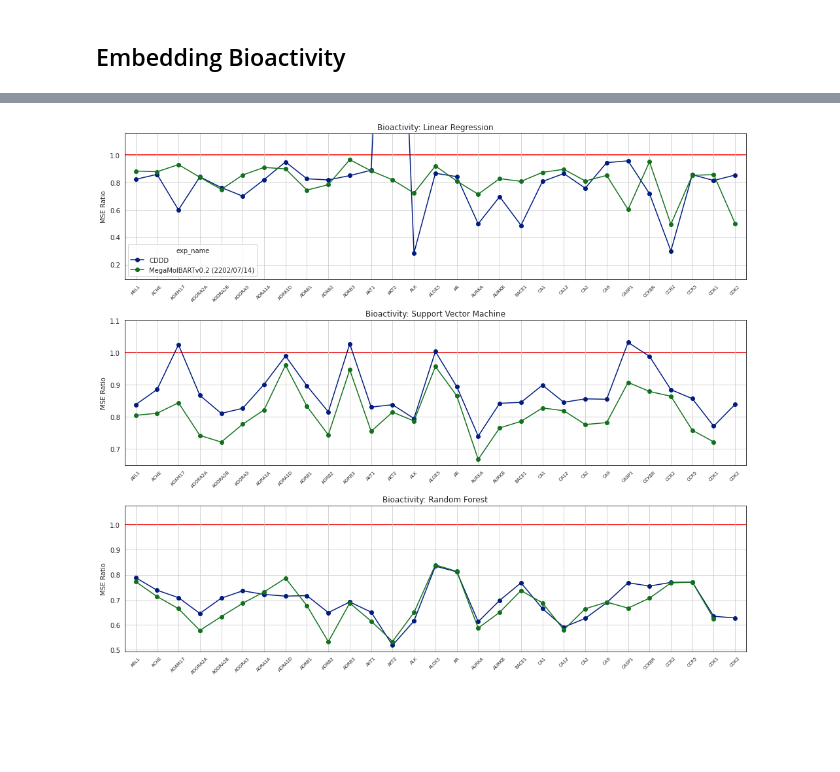
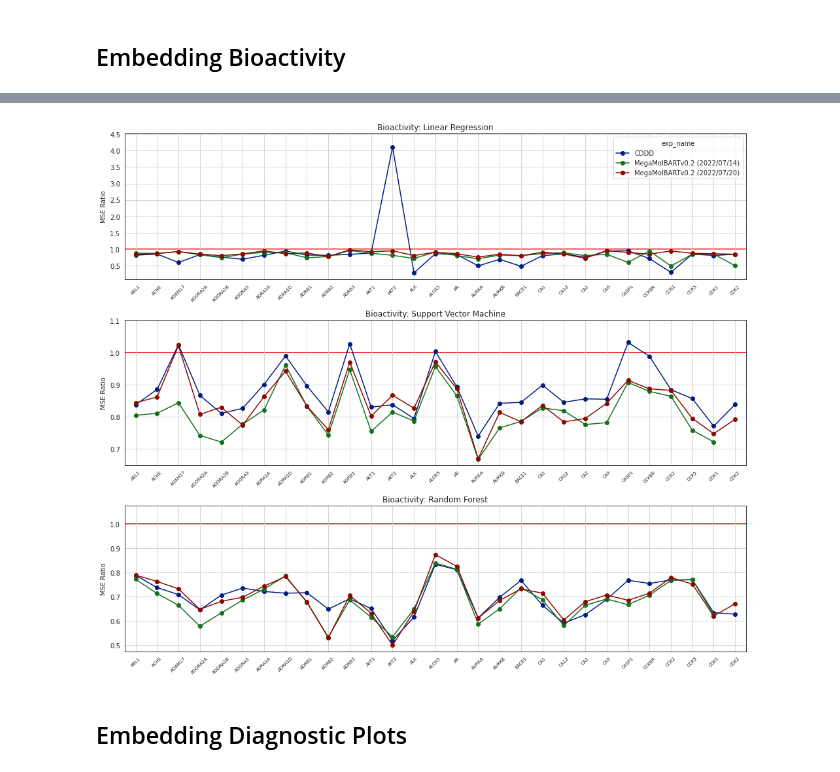
Before and after one commit to NVIDIA/cheminformatics, a Jupyter notebook: benchmark/notebooks/plot_benchmark.ipynb, the cells around one changed output, grey strips where cells are left out. Drawn from its saved outputs; the diff is of its cells as text; code cells hidden in the pictures; blank space fills up the shorter version.

```diff
--- a/benchmark/notebooks/plot_benchmark.ipynb
+++ b/benchmark/notebooks/plot_benchmark.ipynb
@@ -35,9 +35,10 @@ base_nemo110_path = os.path.join(base_metric_path, 'benchmark_data_rajesh')
 # metric_labels = ['CDDD', 'NeMo1.2', 'NeMo1.10_Random', 'NeMo1.10_EA2', 'NeMo1.10_20220713', 'NeMo1.10_20220714', 'NeMo1.10_20220720']
 
 metric_paths = [os.path.join(base_metric_path, 'CDDD'),
-                os.path.join(base_nemo110_path, 'nemo_20220714')]
+                os.path.join(base_nemo110_path, 'nemo_20220714'),
+                os.path.join(base_nemo110_path, 'nemo_20220720')]
 
-metric_labels = ['CDDD', 'MegaMolBARTv0.2 (2202/07/14)']
+metric_labels = ['CDDD', 'MegaMolBARTv0.2 (2022/07/14)', 'MegaMolBARTv0.2 (2022/07/20)']
 
 
 acceptance_criteria = {'validity': 0.98, 'novelty': 0.50}
@@ -53,21 +54,28 @@ if save_plots:
 # %%
 def load_files(metric_paths: List[str],
                metric_labels: Optional[List[str]] = None,
-               parse_timestamps: bool = False):
+               parse_timestamps: bool = False,
+               file_type: str = 'csv'):
     """Load aggregated metric results from CSV files"""
 
     metric_labels = metric_labels if metric_labels else [None] * len(metric_paths)
     assert len(metric_labels) == len(metric_paths)
     custom_date_parser = lambda x: datetime.strptime(x, "%Y%m%d_%H%M%S")
 
+    file_type = file_type.lower()
+    assert file_type in ['csv', 'pkl'], AssertionError(f'File type must be one of "csv" or "pkl", got {file_type}.')
+
     combined_metric_df = []
     for metric_path, metric_label in zip(metric_paths, metric_labels):
-        file_list = glob.glob(os.path.join(metric_path, '**', '*.csv'), recursive=True)
+        file_list = glob.glob(os.path.join(metric_path, '**', f'*.{file_type}'), recursive=True)
 
         metric_df = []
         for file in file_list:
-            kwargs = {'parse_dates':['timestamp'], 'date_parser':custom_date_parser} if parse_timestamps else {}
-            df = pd.read_csv(file, **kwargs)
+            if file_type == 'csv':
+                kwargs = {'parse_dates':['timestamp'], 'date_parser':custom_date_parser} if parse_timestamps else {}
+                df = pd.read_csv(file, **kwargs)
+            else:
+                df = pd.read_pickle(file)
 
             exp_name = file.split('-')[-2] if not metric_label else metric_label
             df['exp_name'] = exp_name
@@ -81,8 +89,6 @@ def load_files(metric_paths: List[str],
 
         # Cleanup names -- need to regularize with team
         metric_df['name'] = metric_df['name'].str.replace('modelability-', '')
-        physchem_mask = metric_df['name'].str.contains('physchem')
-        metric_df.loc[physchem_mask, 'name'] = 'physchem'
 
         combined_metric_df.append(metric_df)
 
@@ -407,15 +434,16 @@ def make_multimodel_bioactivity_plots(df: pd.DataFrame,
                                        save_plots: bool = False,
                                        max_plot_ratio: float = 5.0,
                                        plot_type: str = 'line',
+                                       plots_per_row: int = 1,
                                        limit_genes: Optional[Union[str, int]] = None,
                                        reports_dir: Optional[str] = None):
 
-    # Get selected data
+    # Other config -- TODO consider making configurable
     kpis = ['bioactivity']
     models = ['linear_regression', 'support_vector_machine', 'random_forest']
     kpi_field = 'name'
     model_field = 'model'
-    comparison_field = 'exp_name' # radius
+    comparison_field = 'exp_name'
     value_field = 'value'
     property_field = 'gene'
 
@@ -436,8 +464,8 @@ def make_multimodel_bioactivity_plots(df: pd.DataFrame,
 
     # Setup plots
     set_plotting_style(show_grid=True)
-    num_plots = 3
-    plots_per_row = 1
+    num_plots = len(models)
+
     fig, axes_list = setup_plots(num_plots, plots_per_row, xscale=14)
 
     for i, (model_, plot_df) in enumerate(df.groupby(model_field, sort=False)):
@@ -487,5 +515,5 @@ def make_multimodel_bioactivity_plots(df: pd.DataFrame,
 
 
 df = load_files(metric_paths=metric_paths, metric_labels=metric_labels, parse_timestamps=False)
-plot_df = make_multimodel_bioactivity_plots(df=df, limit_genes='CDK2', save_plots=save_plots, reports_dir=reports_dir, max_plot_ratio=1.1)
+plot_df = make_multimodel_bioactivity_plots(df=df, limit_genes='CDK2', save_plots=save_plots, reports_dir=reports_dir, max_plot_ratio=5.0)
 # %% [output]
@@ -507,2 +538,4 @@ plot_df = make_multimodel_bioactivity_plots(df=df, limit_genes='CDK2', save_plot
     Name: value, dtype: float64
-[figure, old version]
+[figure, new version]
+# %% [markdown]
+## Embedding Diagnostic Plots
```
Also changed, not shown: parts of 9 cells of this notebook.
